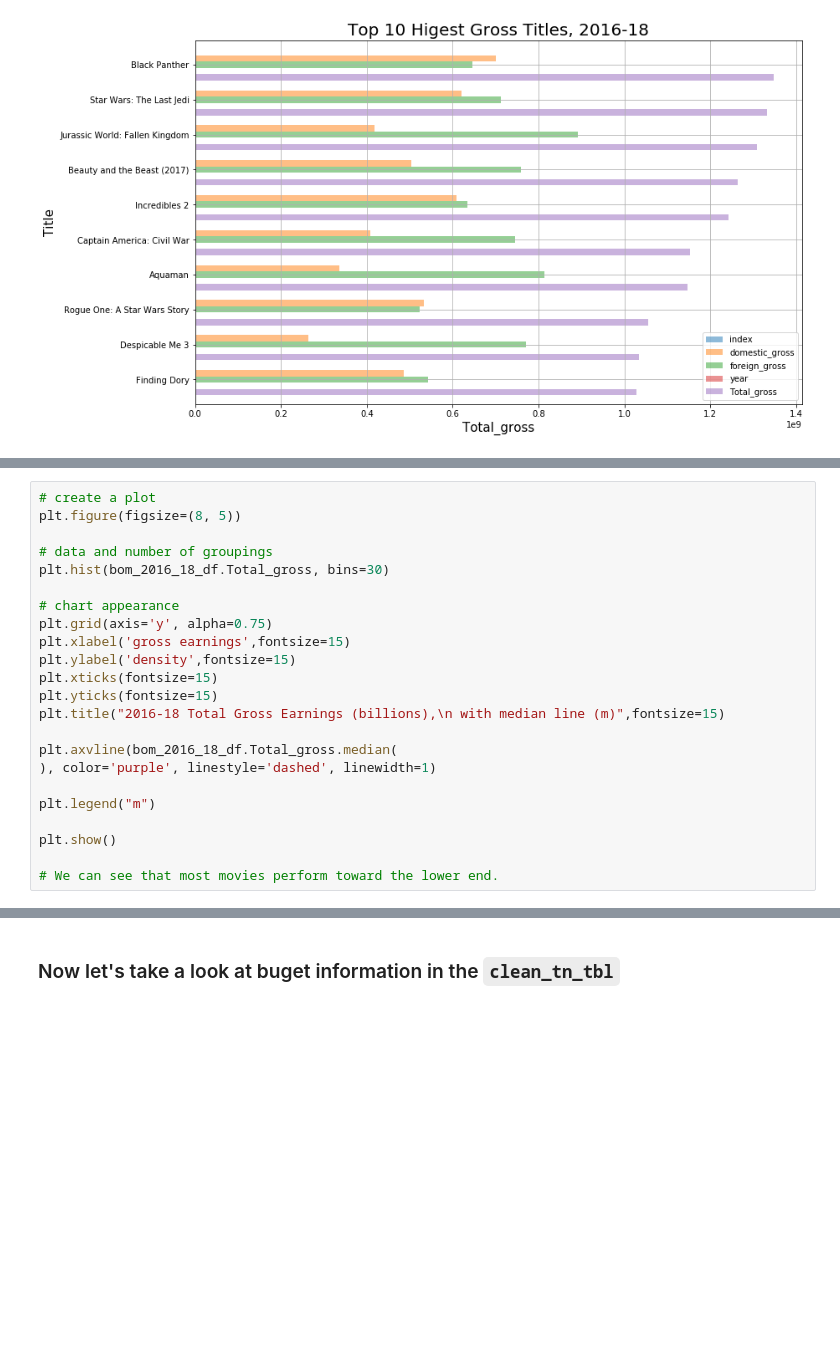
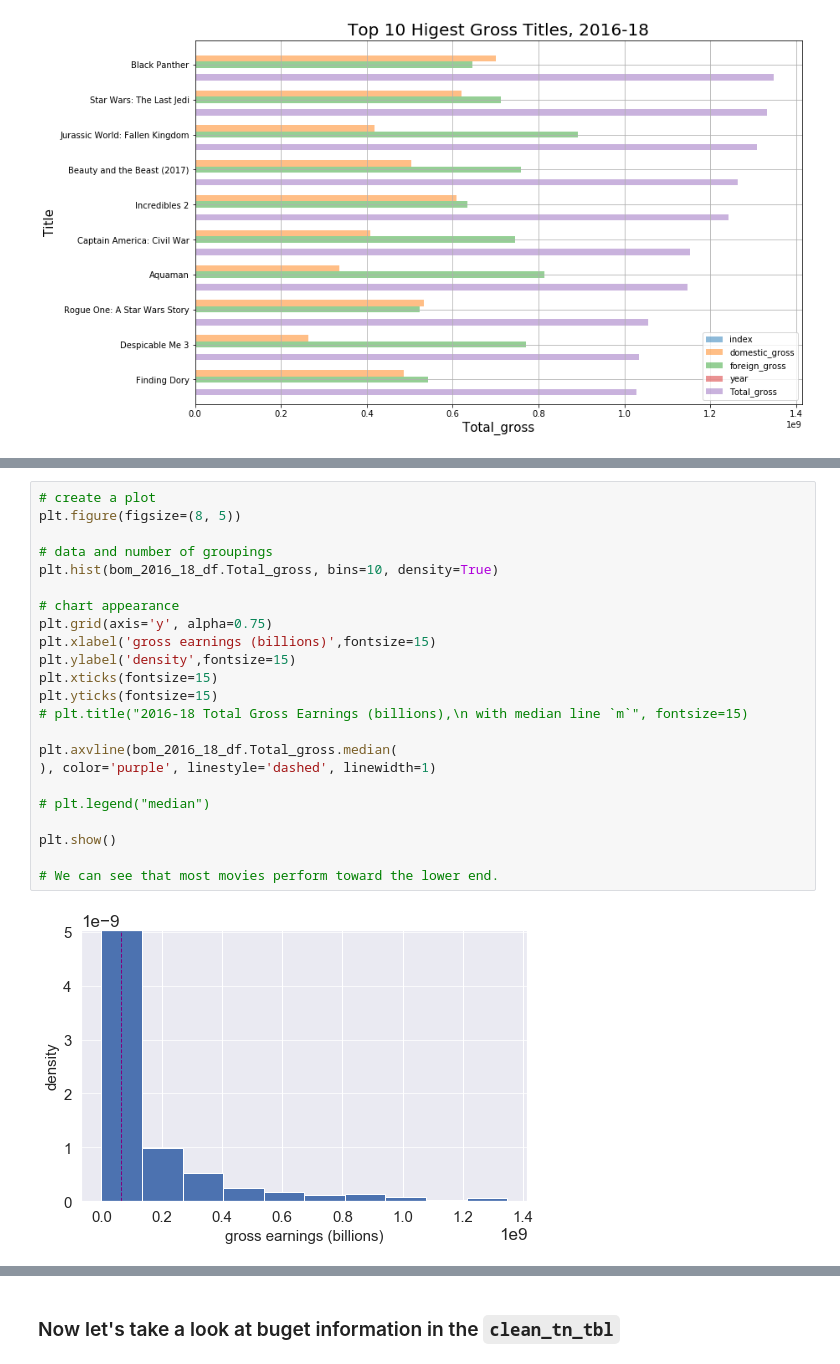
Before and after one commit to jammy-bot/dsc-mod-1-project-v2-1-online-ds-ft-120919, a Jupyter notebook: movies-q1.ipynb, the cells around one changed output, grey strips where cells are left out. Cells and saved outputs as stored; diff of their text form; blank space fills up the shorter version.

```diff
--- a/movies-q1.ipynb
+++ b/movies-q1.ipynb
@@ -182,24 +190,26 @@ plt.show()
 # %%
 # create a plot
 plt.figure(figsize=(8, 5))
 
 # data and number of groupings
-plt.hist(bom_2016_18_df.Total_gross, bins=30)
+plt.hist(bom_2016_18_df.Total_gross, bins=10, density=True)
 
 # chart appearance
 plt.grid(axis='y', alpha=0.75)
-plt.xlabel('gross earnings',fontsize=15)
+plt.xlabel('gross earnings (billions)',fontsize=15)
 plt.ylabel('density',fontsize=15)
 plt.xticks(fontsize=15)
 plt.yticks(fontsize=15)
-plt.title("2016-18 Total Gross Earnings (billions),\n with median line (m)",fontsize=15)
+# plt.title("2016-18 Total Gross Earnings (billions),\n with median line `m`", fontsize=15)
 
 plt.axvline(bom_2016_18_df.Total_gross.median(
 ), color='purple', linestyle='dashed', linewidth=1)
 
-plt.legend("m")
+# plt.legend("median")
 
 plt.show()
 
 # We can see that most movies perform toward the lower end.
+# %% [output]
+[figure, added]
 # %%
```
Also changed, not shown: parts of 29 cells of this notebook.
